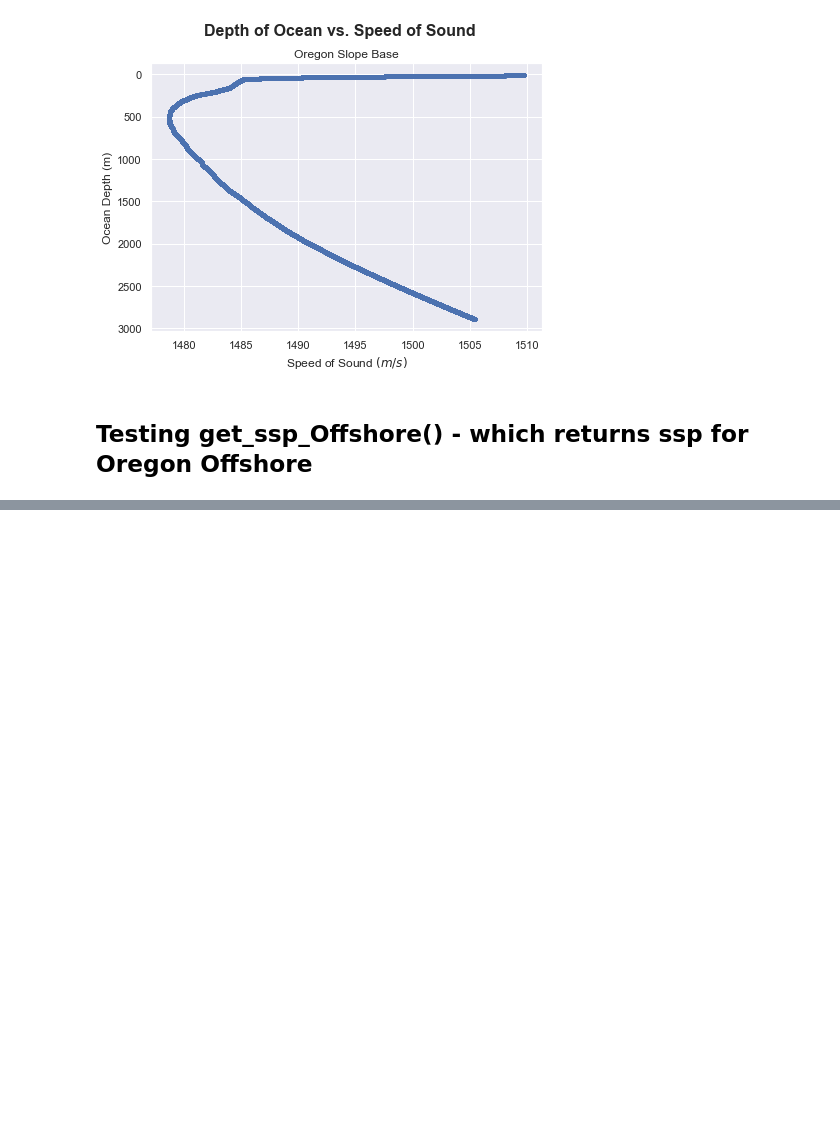
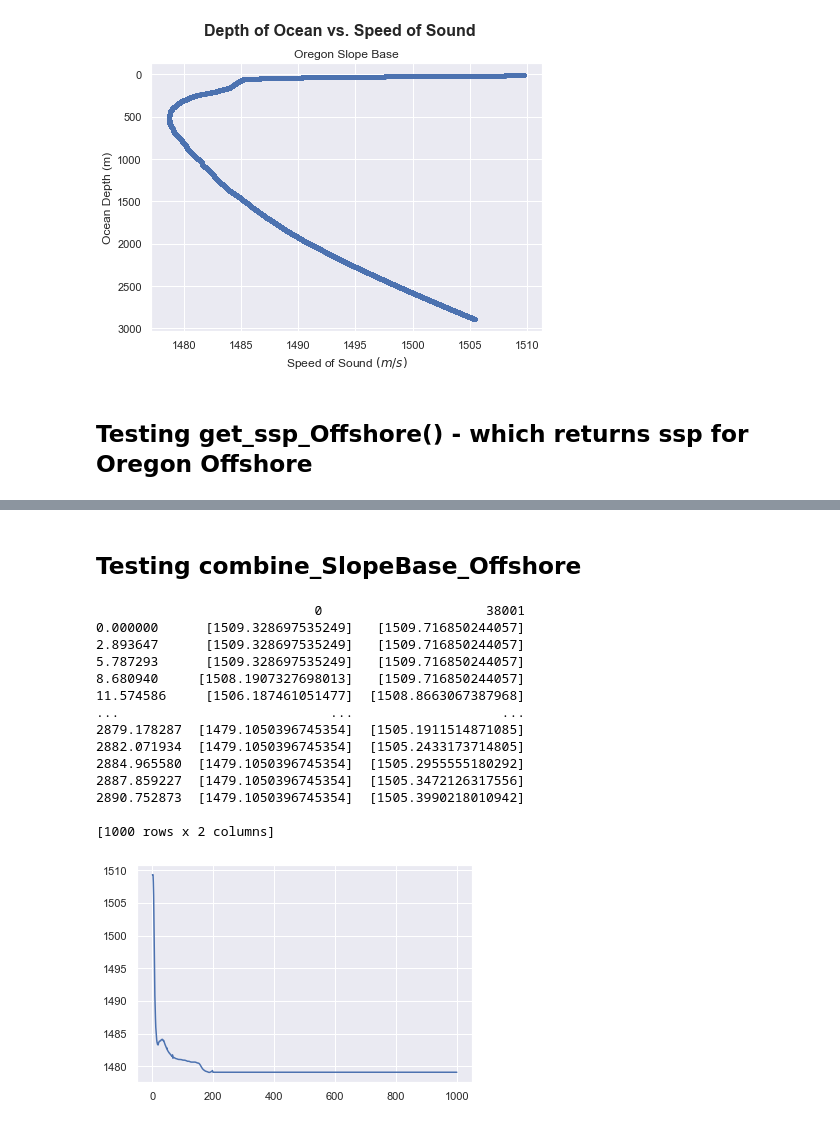
Before and after one commit to John-Ragland/sound_speed_profile, a Jupyter notebook: test_CTD_Tools.ipynb, the cells around one changed output, grey strips where cells are left out. Cells and saved outputs as stored; diff of their text form; code cells hidden in the pictures; blank space fills up the shorter version.

```diff
--- a/test_CTD_Tools.ipynb
+++ b/test_CTD_Tools.ipynb
@@ -49,7 +49,7 @@ CTD_Tools.plot_ssp(depth_ma, speed_ma)
 # %% [markdown]
 ## Testing get_ssp_SlopeBase() - which returns ssp for Oregon Slope Base
 # %%
-ssp = CTD_Tools.get_ssp_SlopeBase()
+ssp_SlopeBase = CTD_Tools.get_ssp_SlopeBase()
 # %% [output]
 [figure]
 # %% [markdown]
@@ -60,0 +61,21 @@ ssp = CTD_Tools.get_ssp_Offshore()
+# %% [markdown]
+## Testing combine_SlopeBase_Offshore
+# %%
+ssp = CTD_Tools.combine_SlopeBase_Offshore(ssp_SlopeBase, ssp_Offshore)
+print(ssp)
+# %% [output]
+                            0                     38001
+0.000000      [1509.328697535249]   [1509.716850244057]
+2.893647      [1509.328697535249]   [1509.716850244057]
+5.787293      [1509.328697535249]   [1509.716850244057]
+8.680940     [1508.1907327698013]   [1509.716850244057]
+11.574586     [1506.187461051477]  [1508.8663067387968]
+...                           ...                   ...
+2879.178287  [1479.1050396745354]  [1505.1911514871085]
+2882.071934  [1479.1050396745354]  [1505.2433173714805]
+2884.965580  [1479.1050396745354]  [1505.2955555180292]
+2887.859227  [1479.1050396745354]  [1505.3472126317556]
+2890.752873  [1479.1050396745354]  [1505.3990218010942]
+
+[1000 rows x 2 columns]
+[figure, added]
```
Also changed, not shown: parts of 3 cells of this notebook, 2 other files.
